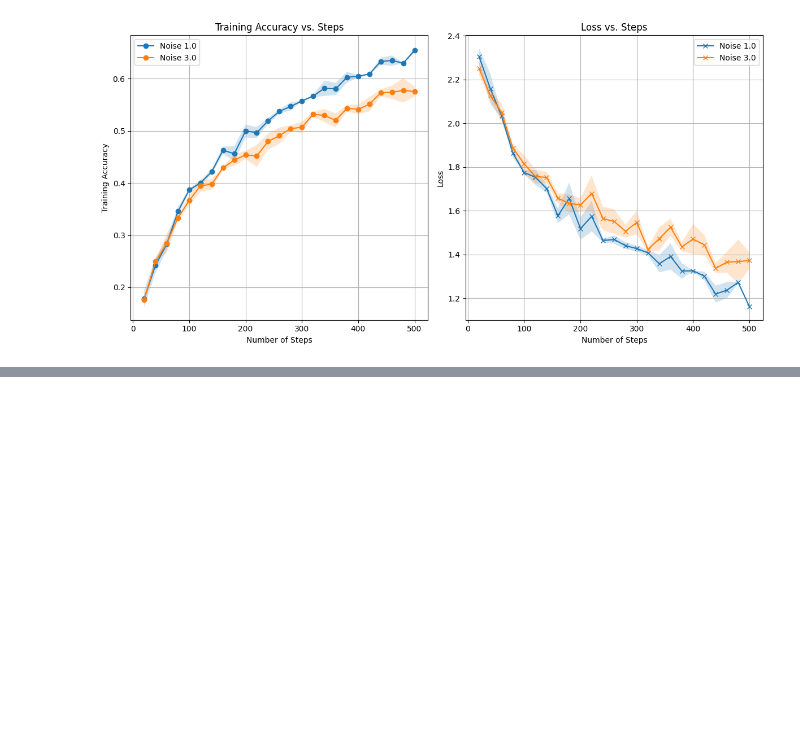
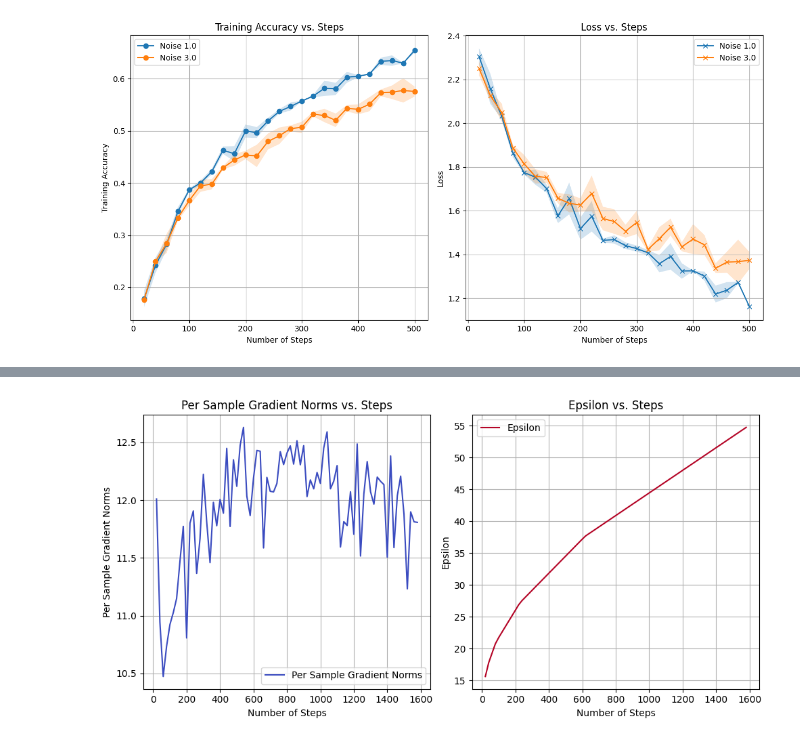
Before and after one commit to LisaRebecca/privacy-preserving-data-analytics, a Jupyter notebook: src/tan/noise_experiments.ipynb, the cells around one changed output, grey strips where cells are left out. Saved outputs shown, nothing was run; the diff lists cells and outputs as text; code cells hidden in the pictures; blank space fills up the shorter version.

Commit message:
Upload visualizations

```diff
--- a/src/tan/noise_experiments.ipynb
+++ b/src/tan/noise_experiments.ipynb
@@ -371,0 +415,4 @@ plt.show()
+# %%
+df_deepmind_experiments = df_experiments[df_experiments["ref_nb_steps"]==1593]
+
+df_deepmind_experiments[["dump_path", "batch_size", "ref_noise", "training_steps"]]
@@ -371,0 +524,3 @@ plt.show()
+# %%
+data = df_deepmind_experiments.iloc[0]["testing_steps"]
+data
@@ -371,0 +543,49 @@ plt.show()
+# %%
+import matplotlib.pyplot as plt
+
+def plot_gradient_epsilon(data, save_file):
+
+    # Extracting values for plotting
+    steps = [entry['nb_steps'] for entry in data]
+    grad_sample_gradients_norms = [entry['grad_sample_gradients_norms'] for entry in data]
+    epsilon = [entry['epsilon'] for entry in data]
+
+    # Create the plot
+    fig = plt.figure(figsize=(10, 5))
+
+    from matplotlib import cm
+    colormap = cm.get_cmap("coolwarm", 2)
+    colors = [colormap(i) for i in range(2)]
+
+    # Plot training accuracy
+    plt.subplot(1, 2, 1)
+    plt.plot(steps, grad_sample_gradients_norms, label='Per Sample Gradient Norms', color=colors[0])
+    plt.xlabel('Number of Steps')
+    plt.ylabel('Per Sample Gradient Norms')
+    plt.title('Per Sample Gradient Norms vs. Steps')
+    plt.grid(True)
+    plt.legend()
+
+    # Plot loss
+    plt.subplot(1, 2, 2)
+    plt.plot(steps, epsilon, label='Epsilon', color=colors[1])
+    plt.xlabel('Number of Steps')
+    plt.ylabel('Epsilon')
+    plt.title('Epsilon vs. Steps')
+    plt.grid(True)
+    plt.legend()
+
+    # Adjust layout to avoid overlap
+    plt.tight_layout()
+
+    # Show the plot
+    plt.show()
+    fig.savefig(save_file)
+
+experiment_idx = 0
+#data = df_deepmind_experiments.iloc[0]["training_steps"]
+data = df_deepmind_experiments[df_deepmind_experiments["exp_id"]=="2kwyqrcm85"]["training_steps"].values[0]
+
+plot_gradient_epsilon(data, "sample_plot_eps.pdf")
+# %% [output]
+[figure, added]
```
Also changed, not shown: parts of 31 cells of this notebook.
